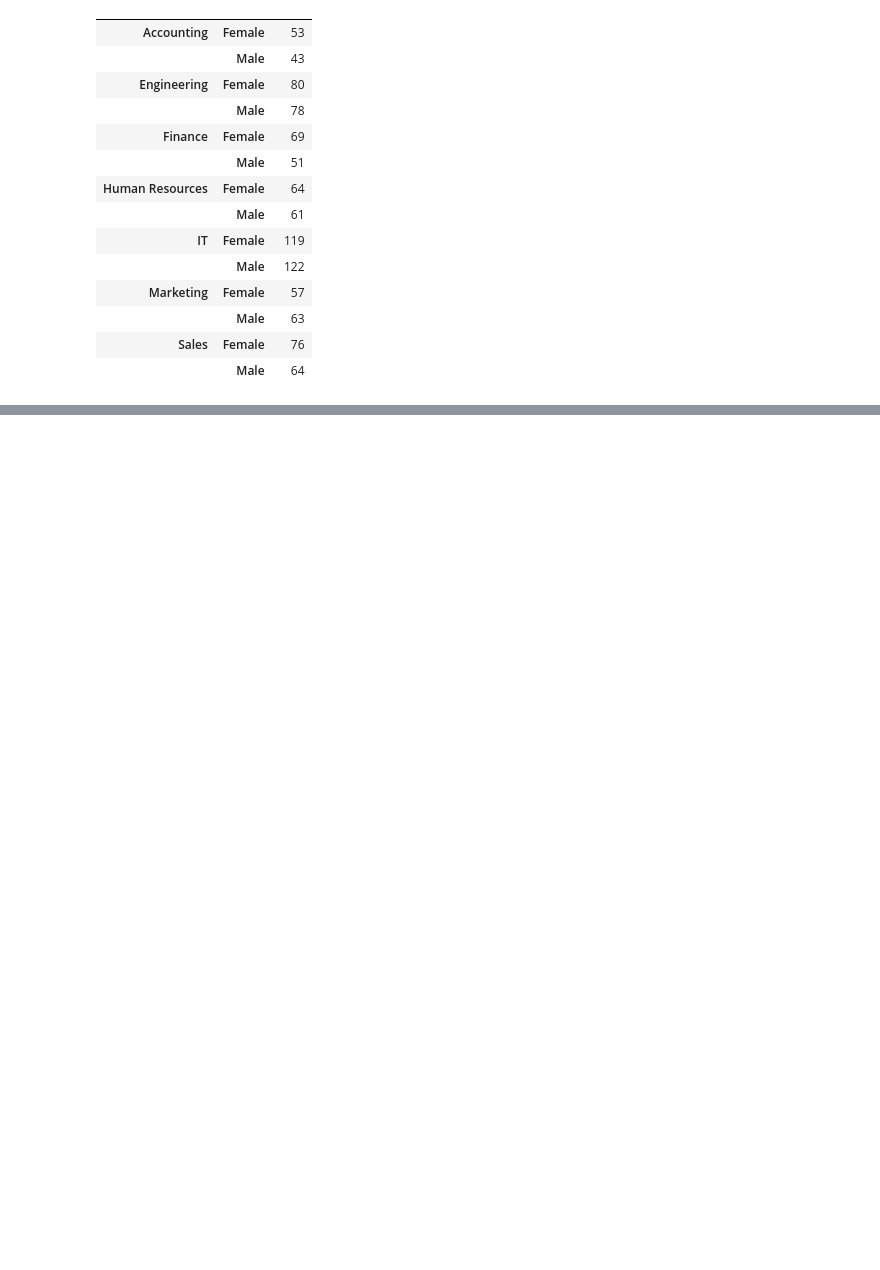
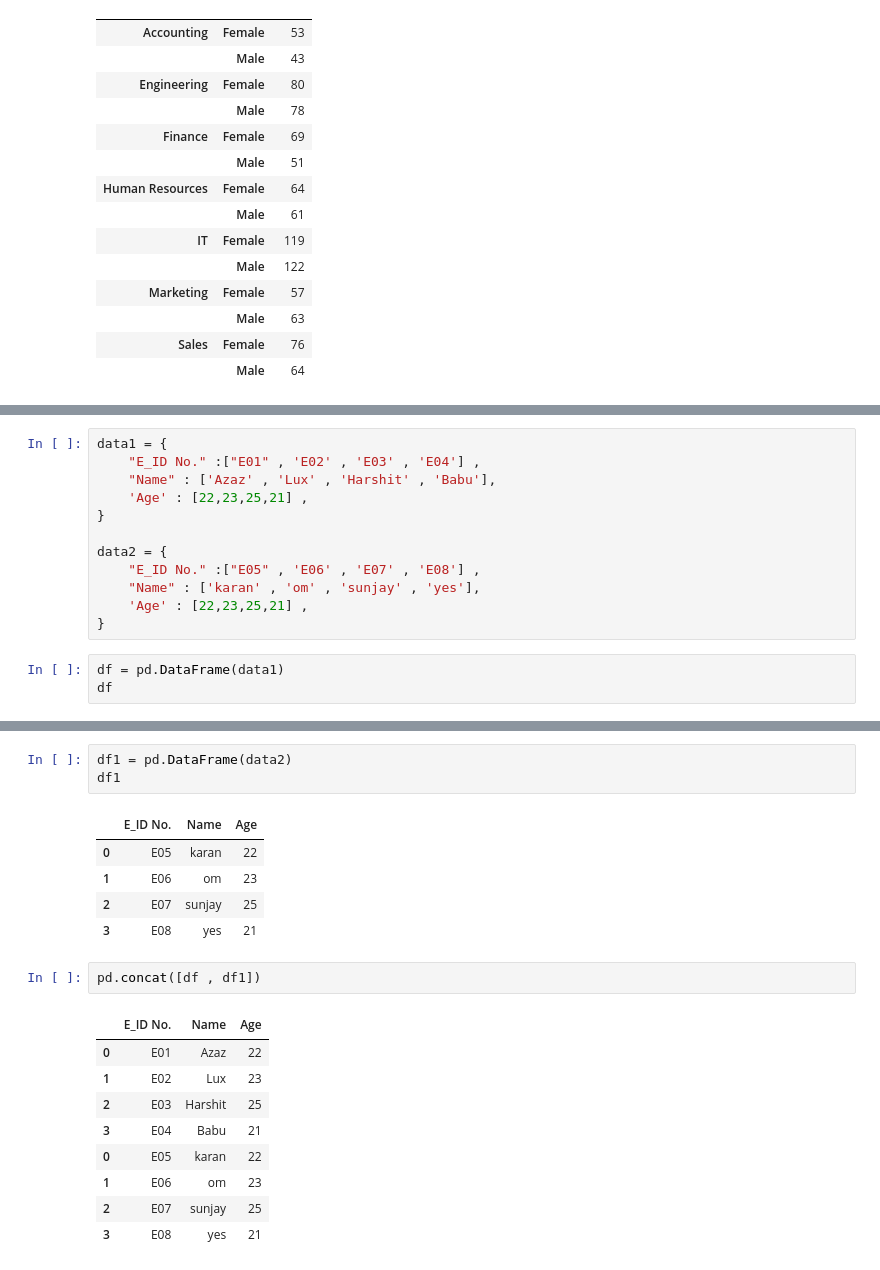
Before and after one commit to azaz9026/Pandas, a Jupyter notebook: python_pasdas.ipynb, the cells around one changed output, grey strips where cells are left out. Cells and saved outputs as stored; diff of their text form; blank space fills up the shorter version.

Commit message:
*** Merge , join and Concatenate in Pandas ***

```diff
--- a/python_pasdas.ipynb
+++ b/python_pasdas.ipynb
@@ -541,0 +602,15 @@ gb1
+# %%
+data1 = {
+    "E_ID No." :["E01" , 'E02' , 'E03' , 'E04'] ,
+    "Name" : ['Azaz' , 'Lux' , 'Harshit' , 'Babu'],
+    'Age' : [22,23,25,21] ,
+}
+
+data2 = {
+    "E_ID No." :["E05" , 'E06' , 'E07' , 'E08'] ,
+    "Name" : ['karan' , 'om' , 'sunjay' , 'yes'],
+    'Age' : [22,23,25,21] ,
+}
+# %%
+df = pd.DataFrame(data1)
+df
@@ -541,0 +623,21 @@ gb1
+# %%
+df1 = pd.DataFrame(data2)
+df1
+# %% [output]
+|  | E_ID No. | Name | Age |
+| 0 | E05 | karan | 22 |
+| 1 | E06 | om | 23 |
+| 2 | E07 | sunjay | 25 |
+| 3 | E08 | yes | 21 |
+# %%
+pd.concat([df , df1])
+# %% [output]
+|  | E_ID No. | Name | Age |
+| 0 | E01 | Azaz | 22 |
+| 1 | E02 | Lux | 23 |
+| 2 | E03 | Harshit | 25 |
+| 3 | E04 | Babu | 21 |
+| 0 | E05 | karan | 22 |
+| 1 | E06 | om | 23 |
+| 2 | E07 | sunjay | 25 |
+| 3 | E08 | yes | 21 |
```
Also changed, not shown: parts of 8 cells of this notebook.
